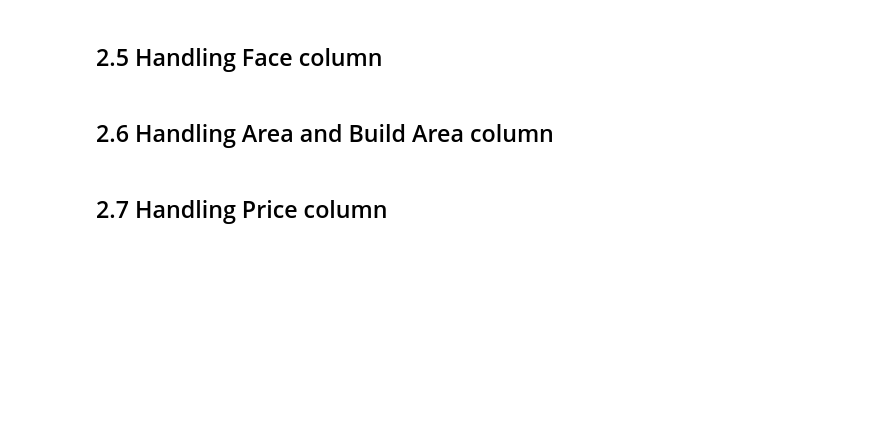
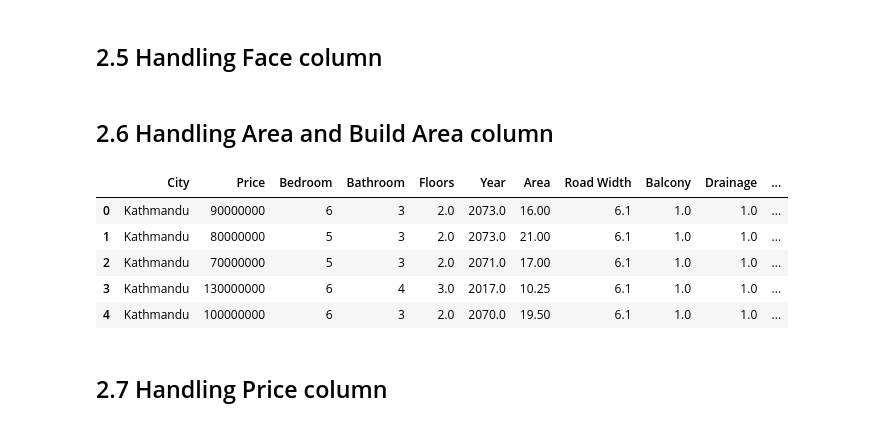
Before and after one commit to cruvss/House-Price-Prediction, a Jupyter notebook: house_price.ipynb, the cells around one changed output. Drawn from its saved outputs; the diff is of its cells as text; code cells hidden in the pictures; blank space fills up the shorter version.

```diff
--- a/house_price.ipynb
+++ b/house_price.ipynb
@@ -218,6 +361,15 @@ data.drop('Build Area', axis=1, inplace=True)
 data['Area'] = data['Area'].fillna(0)
 # %%
 data = data[data['Area'] != 0]
+# %%
+data.head()
+# %% [output]
+|  | City | Price | Bedroom | Bathroom | Floors | Year | Area | Road Width | Balcony | Drainage | ... |
+| 0 | Kathmandu | 90000000 | 6 | 3 | 2.0 | 2073.0 | 16.00 | 6.1 | 1.0 | 1.0 | ... |
+| 1 | Kathmandu | 80000000 | 5 | 3 | 2.0 | 2073.0 | 21.00 | 6.1 | 1.0 | 1.0 | ... |
+| 2 | Kathmandu | 70000000 | 5 | 3 | 2.0 | 2071.0 | 17.00 | 6.1 | 1.0 | 1.0 | ... |
+| 3 | Kathmandu | 130000000 | 6 | 4 | 3.0 | 2017.0 | 10.25 | 6.1 | 1.0 | 1.0 | ... |
+| 4 | Kathmandu | 100000000 | 6 | 3 | 2.0 | 2070.0 | 19.50 | 6.1 | 1.0 | 1.0 | ... |
 # %% [markdown]
 ## 2.7 Handling Price column
 # %%
```
Also changed, not shown: parts of 39 cells of this notebook, 1 other file.
